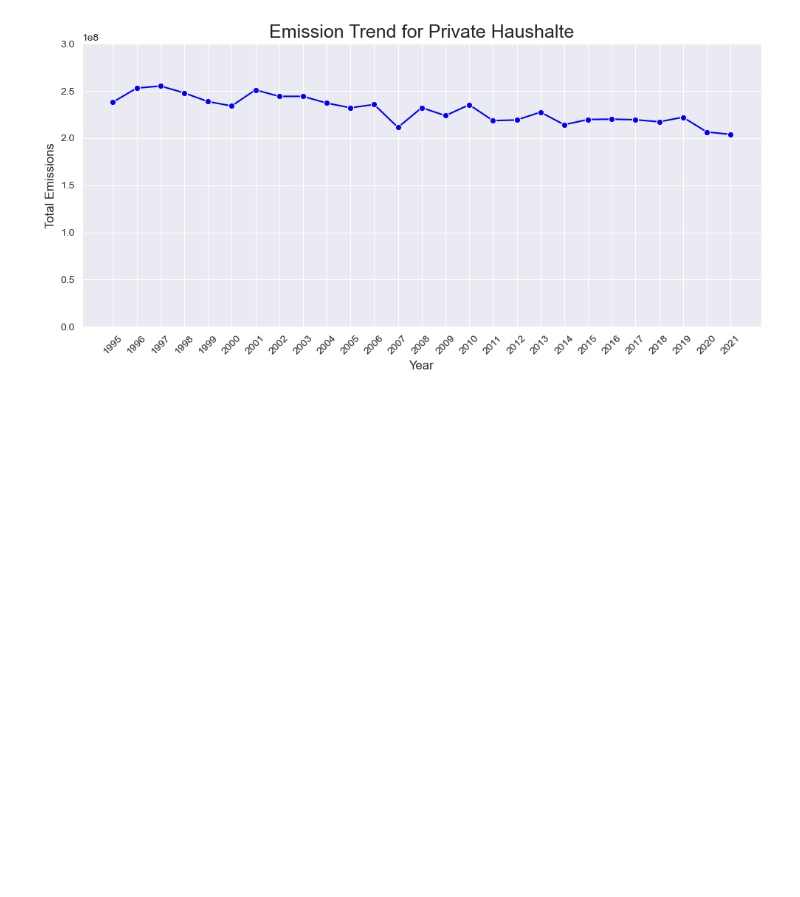
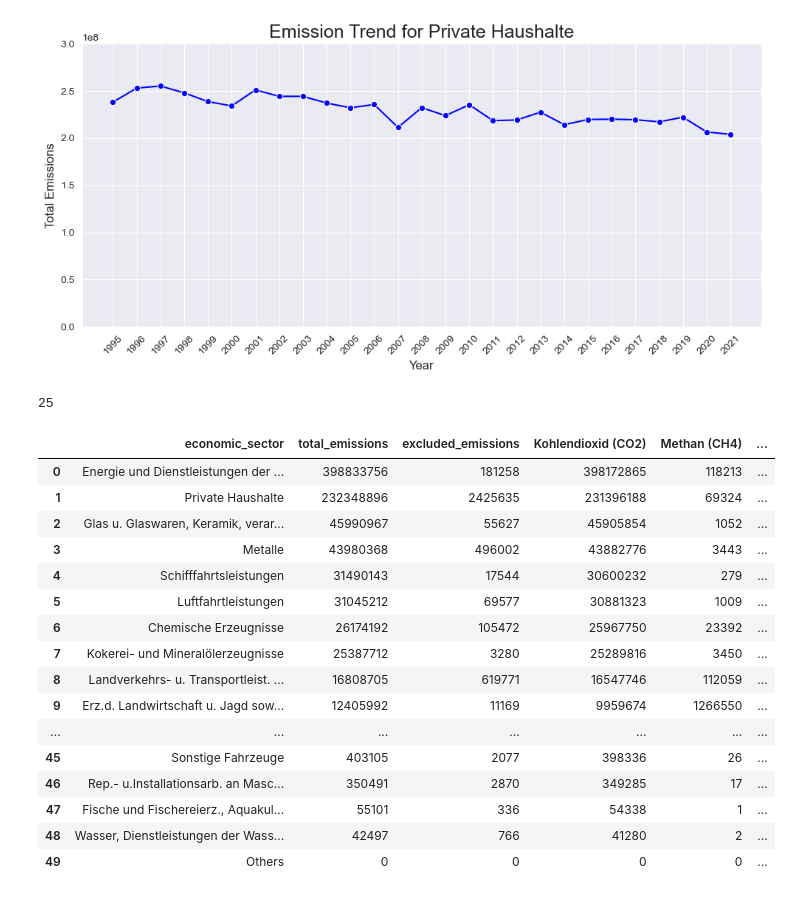
Before and after one commit to AyseAsude/FAU-MADE, a Jupyter notebook: project/analysis.ipynb, the cells around one changed output. Saved outputs shown, nothing was run; the diff lists cells and outputs as text; code cells hidden in the pictures; blank space fills up the shorter version.

```diff
--- a/project/analysis.ipynb
+++ b/project/analysis.ipynb
@@ -258,3 +291,29 @@ _,_ = visualize_trend(year_dict, "Private Haushalte", 3e8)
 [figure]
 [figure]
 [figure]
+# %%
+del year_dict[2020]
+del year_dict[2021]
+len(year_dict)
+# %% [output]
+25
+# %%
+year_dict[2008]
+# %% [output]
+|  | economic_sector | total_emissions | excluded_emissions | Kohlendioxid (CO2) | Methan (CH4) | ... |
+| 0 | Energie und Dienstleistungen der ... | 398833756 | 181258 | 398172865 | 118213 | ... |
+| 1 | Private Haushalte | 232348896 | 2425635 | 231396188 | 69324 | ... |
+| 2 | Glas u. Glaswaren, Keramik, verar... | 45990967 | 55627 | 45905854 | 1052 | ... |
+| 3 | Metalle | 43980368 | 496002 | 43882776 | 3443 | ... |
+| 4 | Schifffahrtsleistungen | 31490143 | 17544 | 30600232 | 279 | ... |
+| 5 | Luftfahrtleistungen | 31045212 | 69577 | 30881323 | 1009 | ... |
+| 6 | Chemische Erzeugnisse | 26174192 | 105472 | 25967750 | 23392 | ... |
+| 7 | Kokerei- und Mineralölerzeugnisse | 25387712 | 3280 | 25289816 | 3450 | ... |
+| 8 | Landverkehrs- u. Transportleist. ... | 16808705 | 619771 | 16547746 | 112059 | ... |
+| 9 | Erz.d. Landwirtschaft u. Jagd sow... | 12405992 | 11169 | 9959674 | 1266550 | ... |
+| ... | ... | ... | ... | ... | ... | ... |
+| 45 | Sonstige Fahrzeuge | 403105 | 2077 | 398336 | 26 | ... |
+| 46 | Rep.- u.Installationsarb. an Masc... | 350491 | 2870 | 349285 | 17 | ... |
+| 47 | Fische und Fischereierz., Aquakul... | 55101 | 336 | 54338 | 1 | ... |
+| 48 | Wasser, Dienstleistungen der Wass... | 42497 | 766 | 41280 | 2 | ... |
+| 49 | Others | 0 | 0 | 0 | 0 | ... |
```
Also changed, not shown: parts of 11 cells of this notebook, 2 other files.
